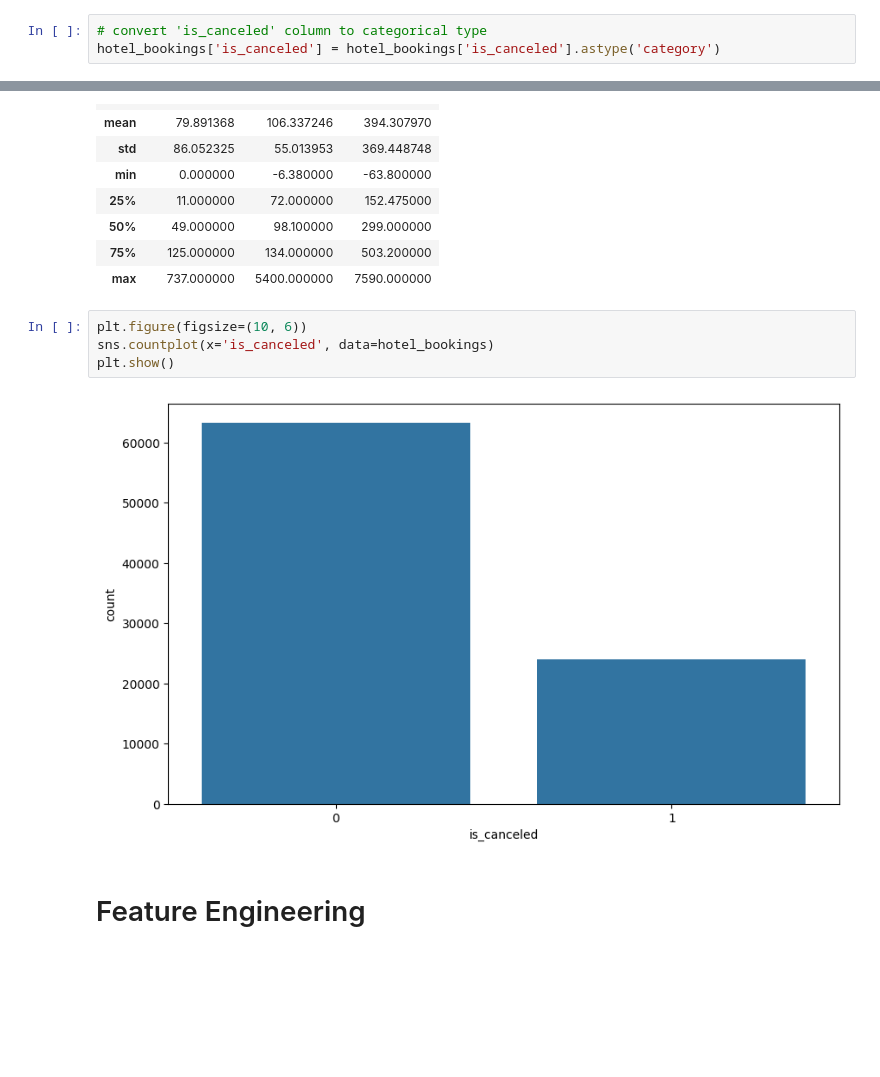
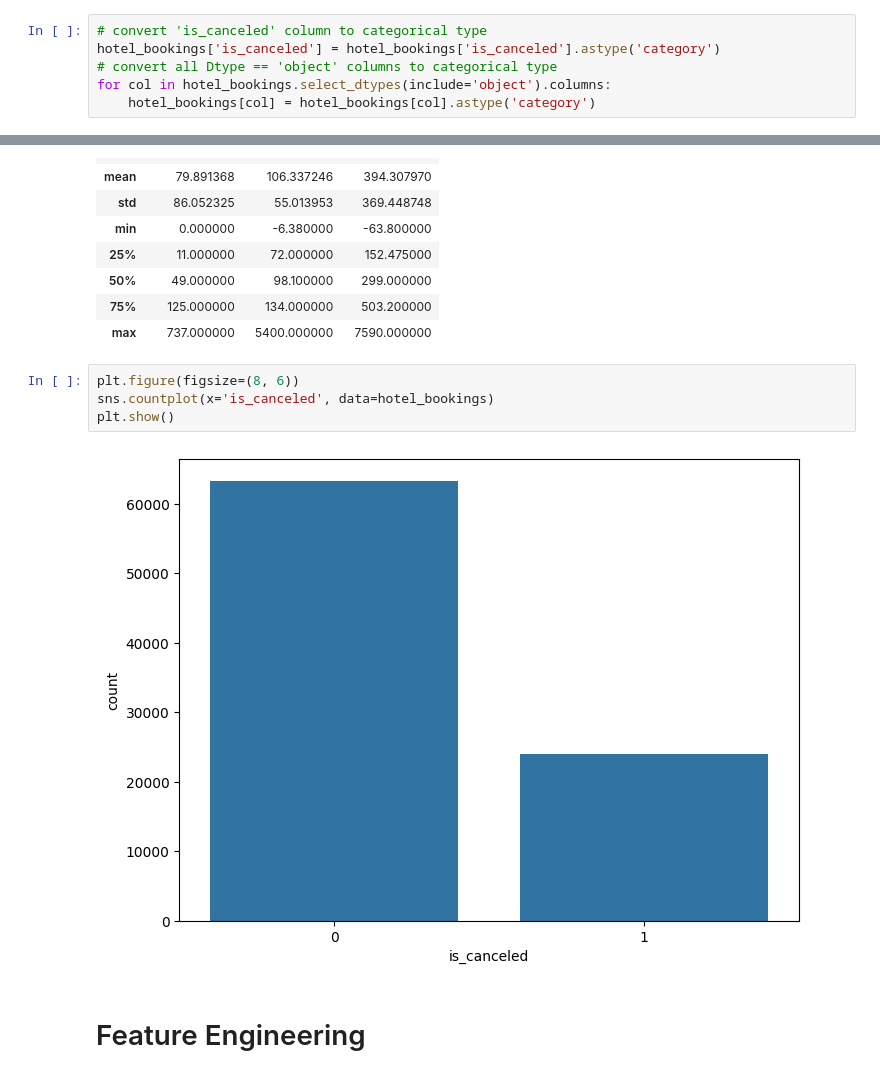
Before and after one commit to eugenekiepeeh/hotel_business_analytics, a Jupyter notebook: Modeling_Cancellation/modeling_cancelation_python-1.ipynb, the cells around one changed output, grey strips where cells are left out. Cells and saved outputs as stored; diff of their text form; blank space fills up the shorter version.

```diff
--- a/Modeling_Cancellation/modeling_cancelation_python-1.ipynb
+++ b/Modeling_Cancellation/modeling_cancelation_python-1.ipynb
@@ -48,6 +50,9 @@ memory usage: 24.1+ MB
 # %%
 # convert 'is_canceled' column to categorical type
 hotel_bookings['is_canceled'] = hotel_bookings['is_canceled'].astype('category')
+# convert all Dtype == 'object' columns to categorical type
+for col in hotel_bookings.select_dtypes(include='object').columns:
+    hotel_bookings[col] = hotel_bookings[col].astype('category')
 # %%
 hotel_bookings[['lead_time', 'adr', 'revenue']].describe()
 # %% [output]
@@ -61,10 +66,10 @@ hotel_bookings[['lead_time', 'adr', 'revenue']].describe()
 | 75% | 125.000000 | 134.000000 | 503.200000 |
 | max | 737.000000 | 5400.000000 | 7590.000000 |
 # %%
-plt.figure(figsize=(10, 6))
+plt.figure(figsize=(8, 6))
 sns.countplot(x='is_canceled', data=hotel_bookings)
 plt.show()
 # %% [output]
-[figure, old version]
+[figure, new version]
 # %% [markdown]
 # Feature Engineering
```
Also changed, not shown: parts of 14 cells of this notebook.
